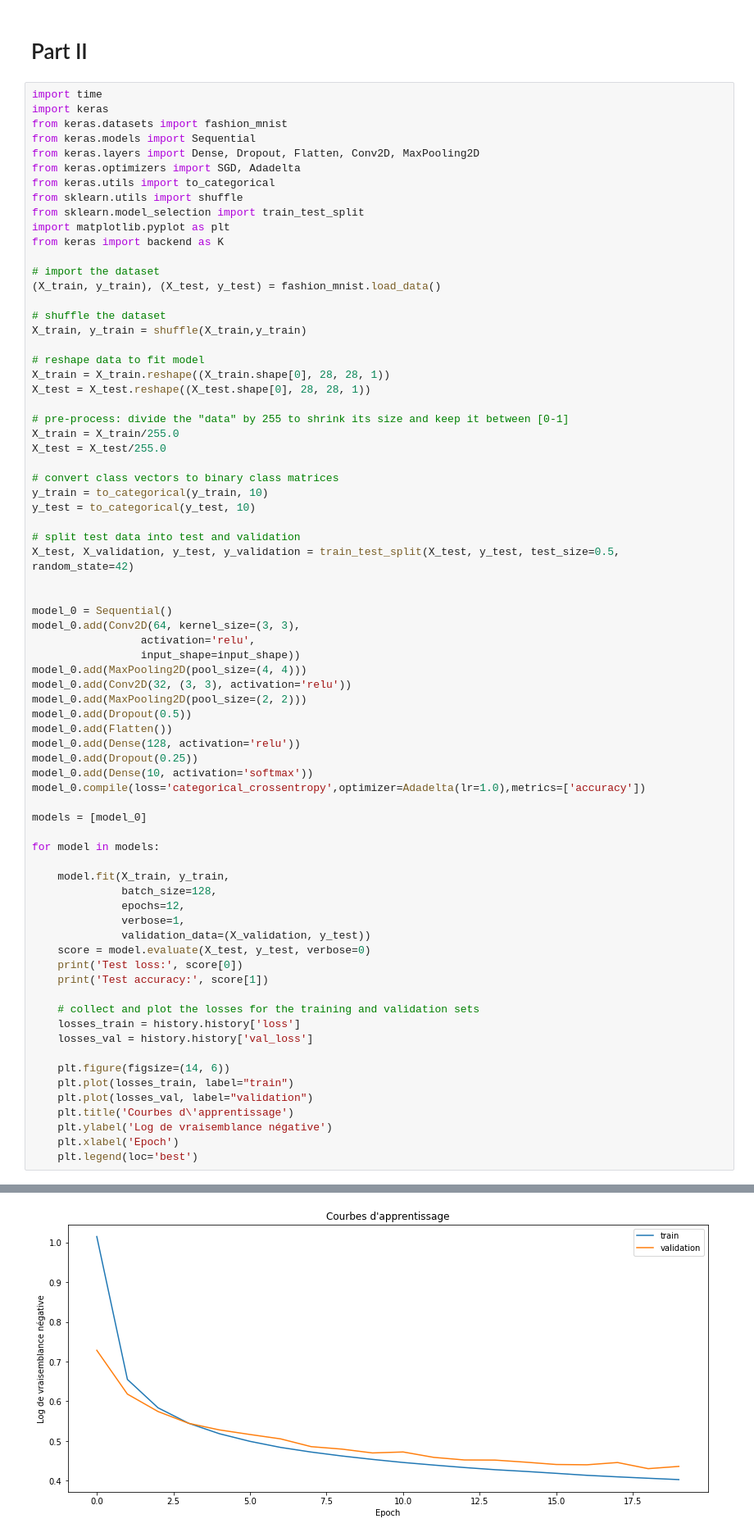
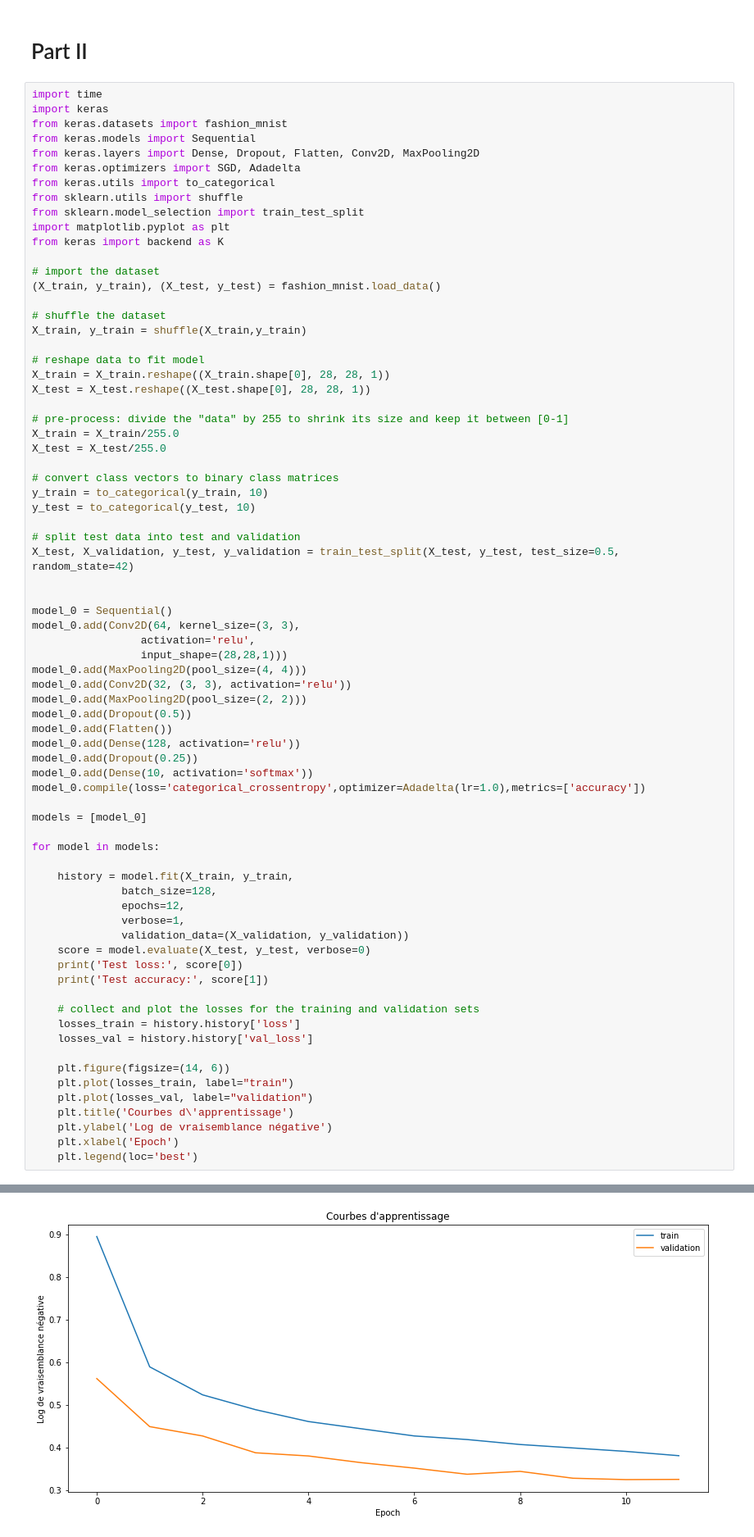
Before and after one commit to KacemKhaled/INF8225, a Jupyter notebook: TP2/TP2.ipynb, the cells around one changed output, grey strips where cells are left out. Shown at 82% size. Cells and saved outputs as stored; diff of their text form.

```diff
--- a/TP2/TP2.ipynb
+++ b/TP2/TP2.ipynb
@@ -418,7 +418,7 @@ X_test, X_validation, y_test, y_validation = train_test_split(X_test, y_test, te
 model_0 = Sequential()
 model_0.add(Conv2D(64, kernel_size=(3, 3),
                  activation='relu',
-                 input_shape=input_shape))
+                 input_shape=(28,28,1)))
 model_0.add(MaxPooling2D(pool_size=(4, 4)))
 model_0.add(Conv2D(32, (3, 3), activation='relu'))
 model_0.add(MaxPooling2D(pool_size=(2, 2)))
@@ -433,11 +433,11 @@ models = [model_0]
 
 for model in models:
 
-    model.fit(X_train, y_train,
+    history = model.fit(X_train, y_train,
               batch_size=128,
               epochs=12,
               verbose=1,
-              validation_data=(X_validation, y_test))
+              validation_data=(X_validation, y_validation))
     score = model.evaluate(X_test, y_test, verbose=0)
     print('Test loss:', score[0])
     print('Test accuracy:', score[1])
@@ -473,2 +473,2 @@ Test loss: 0.33393674077987673
 Test accuracy: 0.8794
-[figure, old version]
+[figure, new version]
```
Also changed, not shown: parts of 2 cells of this notebook.
